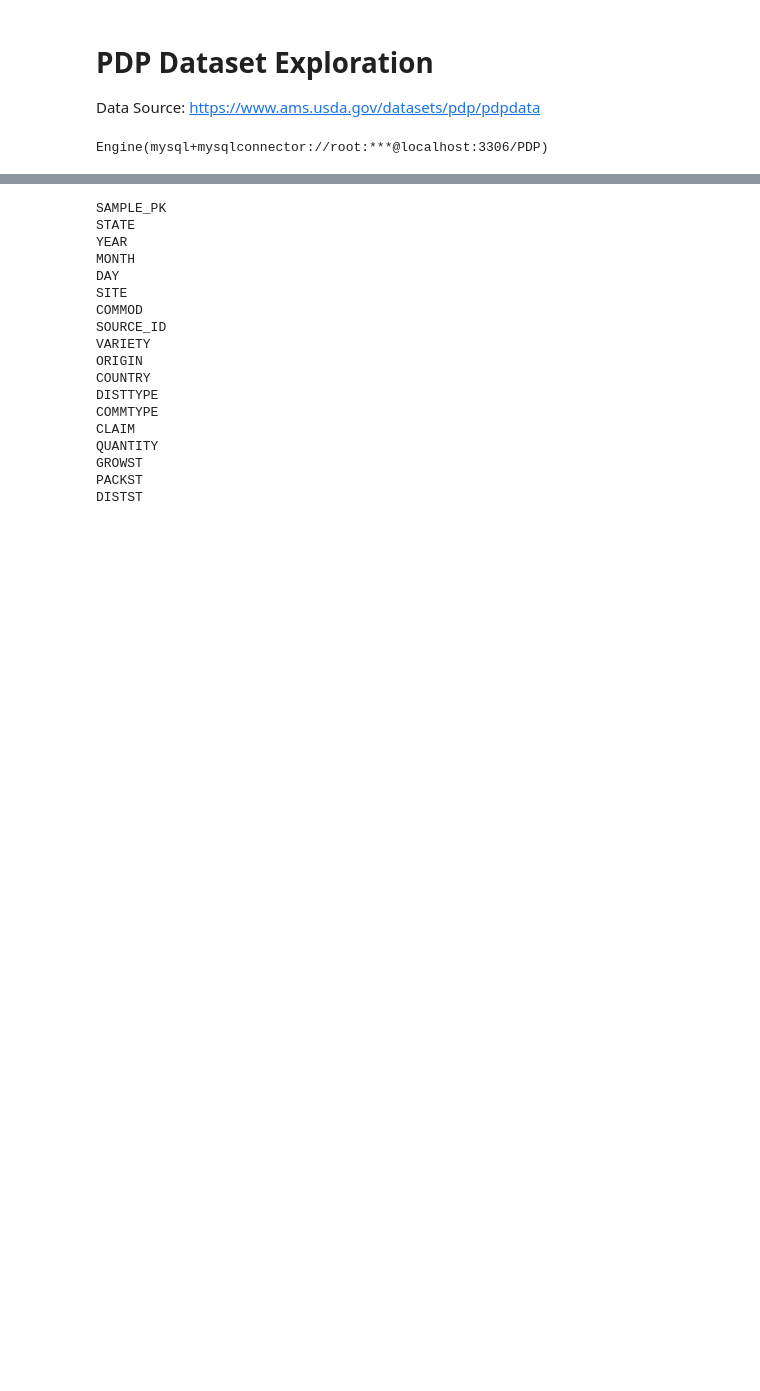
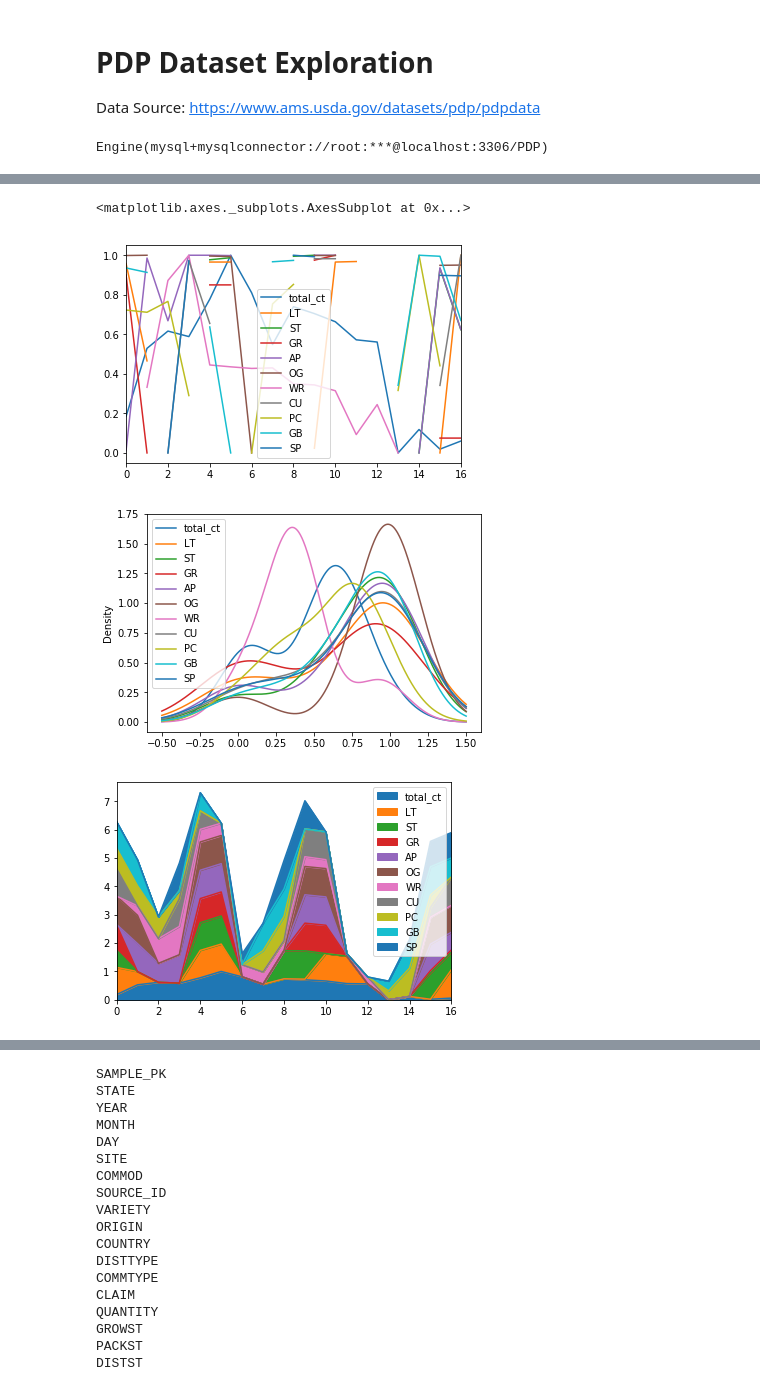
Before and after one commit to AndreaKeane/CDC_Natality_Dataset, a Jupyter notebook: PDP_data_exploration.ipynb, the cells around one changed output, grey strips where cells are left out. Cells and saved outputs as stored; diff of their text form; code cells hidden in the pictures; blank space fills up the shorter version.

```diff
--- a/PDP_data_exploration.ipynb
+++ b/PDP_data_exploration.ipynb
@@ -17,3 +31,43 @@ Engine(mysql+mysqlconnector://root:***@localhost:3306/PDP)
+# %%
+# Top 10 Commodities, samples per year
+commods = {'AP','GB','OG','GR','LT','ST','CU','WR','SP','PC'}
+
+annual_sample_ct_2 = annual_sample_ct.copy()
+
+# Retrieve sample ct/year from DB
+for c in commods:
+    query = """SELECT year, count(*) as ct
+                FROM sample_data
+                WHERE commod = '{}'
+                GROUP BY year;""".format(c)
+    df_temp = pd.read_sql_query(query, connection, index_col='year')
+    df_temp.rename(columns={"ct": c}, inplace=True)
+
+    # Append commodity data to existing dataframe
+    annual_sample_ct_2 = annual_sample_ct_2.join(df_temp)
+
+# print(annual_sample_ct_2)
+# %%
+# Testing plots for commodity annual sample counts
+from sklearn import preprocessing
+min_max_scaler = preprocessing.MinMaxScaler()
+np_scaled = min_max_scaler.fit_transform(annual_sample_ct_2)
+df_normalized = pd.DataFrame(np_scaled)
+
+# Retrieve original column names, lost in fit_transform()
+# (might be an easier way to do this)
+col_names = annual_sample_ct_2.columns
+for i, name in enumerate(col_names):
+    df_normalized.rename(columns={i:name}, inplace=True)
+
+df_normalized.plot(kind='line')
+df_normalized.plot(kind='kde')
+df_normalized.plot(kind='area')
+# %% [output]
+<matplotlib.axes._subplots.AxesSubplot at 0x...>
+[figure, added]
+[figure, added]
+[figure, added]
 # %%
 # Retrieve Data
 sample_data = pd.read_sql_table('sample_data',
```
Also changed, not shown: parts of 1 cell of this notebook, 1 other file.
